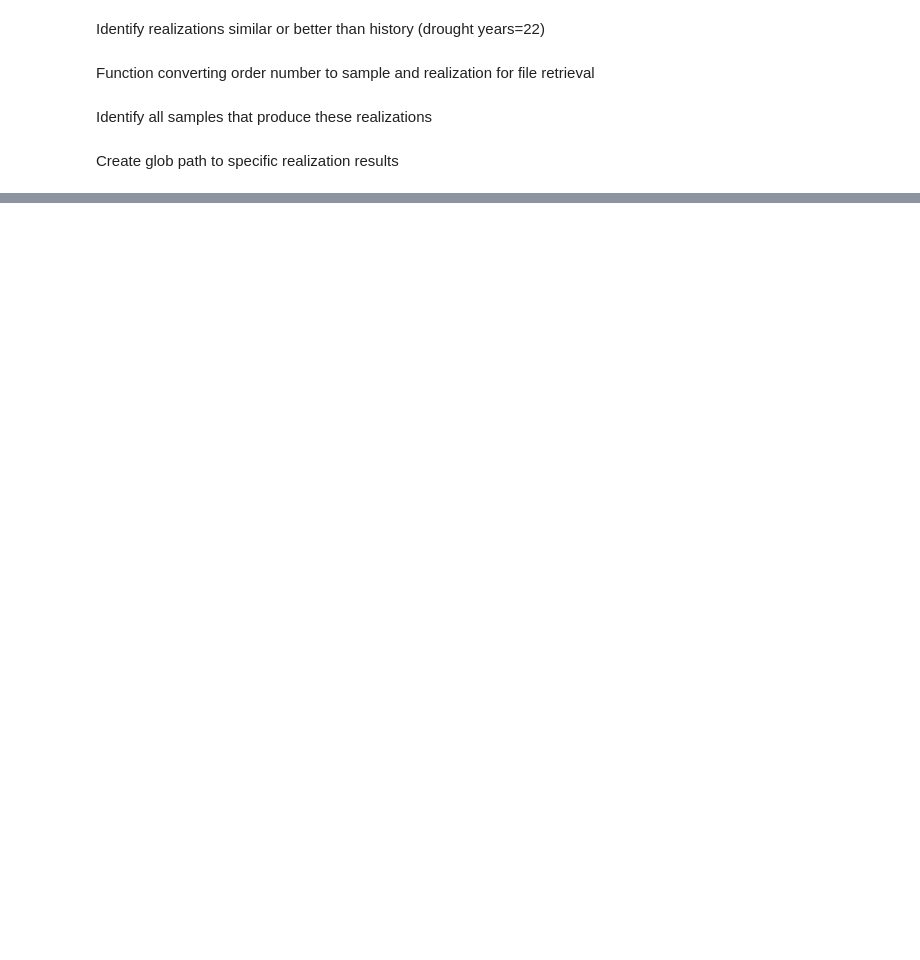
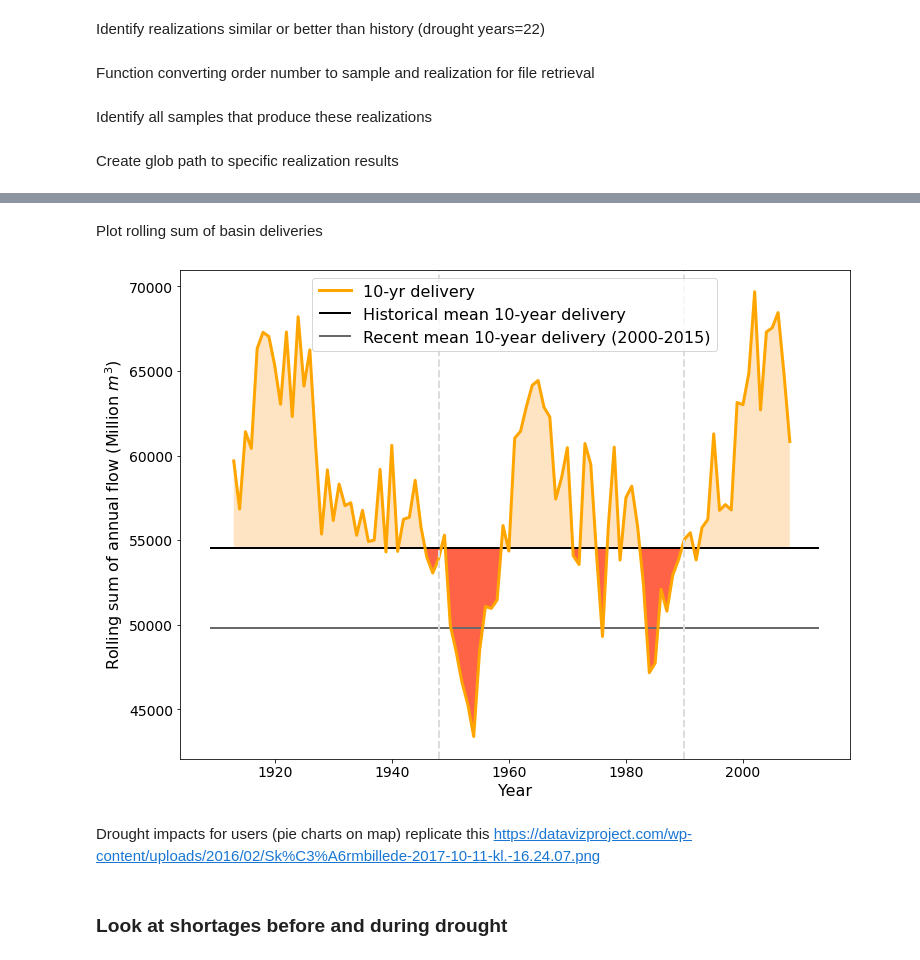
Before and after one commit to antonia-had/drought_classification, a Jupyter notebook: drought_impacts.ipynb, the cells around one changed output, grey strips where cells are left out. Saved outputs shown, nothing was run; the diff lists cells and outputs as text; code cells hidden in the pictures; blank space fills up the shorter version.

```diff
--- a/drought_impacts.ipynb
+++ b/drought_impacts.ipynb
@@ -77,0 +154,4 @@ plt.show()
+# %%
+historic_mean = 54546 #mean of entire period
+recent_mean = 49812 #mean of 2000-2015
+#historic_mean = 52334 #mean of 1990-2015
@@ -77,0 +228,4 @@ plt.show()
+# %%
+df_flows['realization_number']=(df_flows['sample']-1)*10+df_flows['realization']
+df_flows['annual_river_outflow']=df_flows['annual_river_outflow']*1233.4818/1000000
+df_flows
@@ -77,0 +261,4 @@ plt.show()
+# %%
+focus_real = 178
+flows = df_flows['annual_river_outflow'][df_flows['realization_number']==focus_real]
+roll_sum = rolling_sum(flows)
@@ -77,0 +267,3 @@ plt.show()
+# %%
+years = ast.literal_eval(droughts_df.at[focus_real,'Drought years'])[1]
+years = [year+1909 for year in years]
@@ -77,0 +290,26 @@ plt.show()
+# %% [markdown]
+Plot rolling sum of basin deliveries
+# %%
+fig, ax = plt.subplots(1, 1, figsize=(12,9))
+ax.plot(np.arange(1913, 2009), roll_sum, linewidth=3, color='orange', label='10-yr delivery')
+ax.hlines(y=historic_mean, xmin=1909, xmax=2013, linewidth=2, color='black',
+          label='Historical mean 10-year delivery')
+ax.hlines(y=recent_mean, xmin=1909, xmax=2013, linewidth=2, color='dimgrey',
+          label='Recent mean 10-year delivery (2000-2015)')
+ax.fill_between(np.arange(1913, 2009), roll_sum, historic_mean,
+                where=np.asarray(roll_sum) >= historic_mean, facecolor='bisque', interpolate=True)
+ax.fill_between(np.arange(1913, 2009), roll_sum, historic_mean,
+                where=np.asarray(roll_sum) <= historic_mean, facecolor='tomato', interpolate=True)
+ax.axvline(x=np.min(years), linewidth=2, linestyle='--', color='gainsboro')
+ax.axvline(x=np.max(years), linewidth=2, linestyle='--', color='gainsboro')
+ax.tick_params(axis='both', labelsize=14)
+ax.set_ylabel("Rolling sum of annual flow (Million $m^3$)", fontsize=16)
+ax.set_xlabel("Year", fontsize=16)
+ax.legend(fontsize=16)
+plt.show()
+# %% [output]
+[figure, added]
+# %% [markdown]
+Drought impacts for users (pie charts on map) replicate this https://datavizproject.com/wp-content/uploads/2016/02/Sk%C3%A6rmbillede-2017-10-11-kl.-16.24.07.png
+# %% [markdown]
+### Look at shortages before and during drought
```
Also changed, not shown: parts of 30 cells of this notebook, 16 other files.
